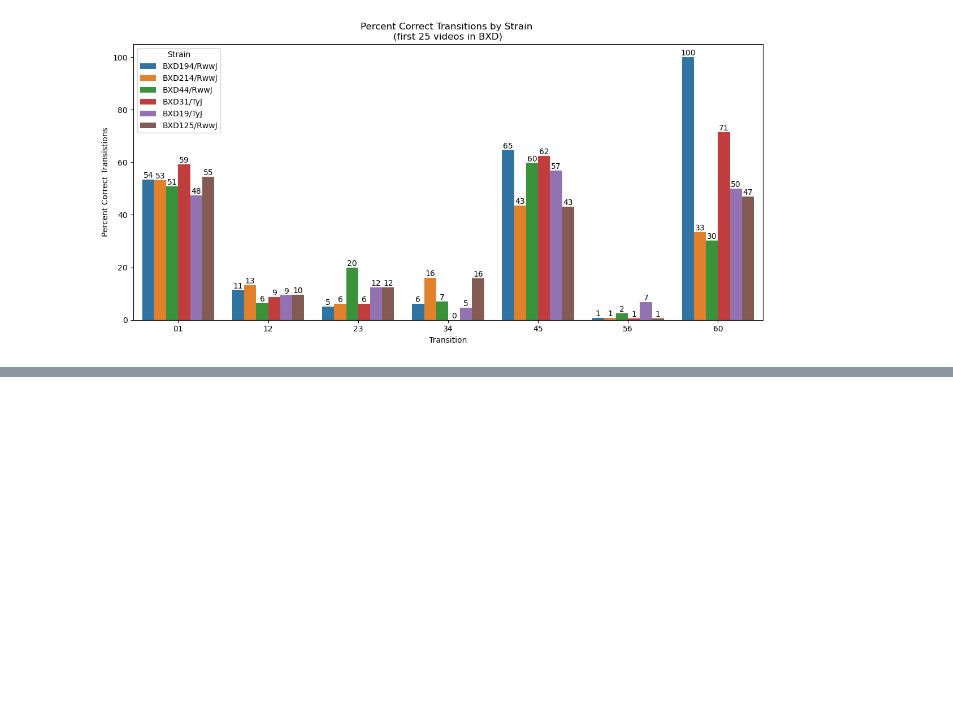
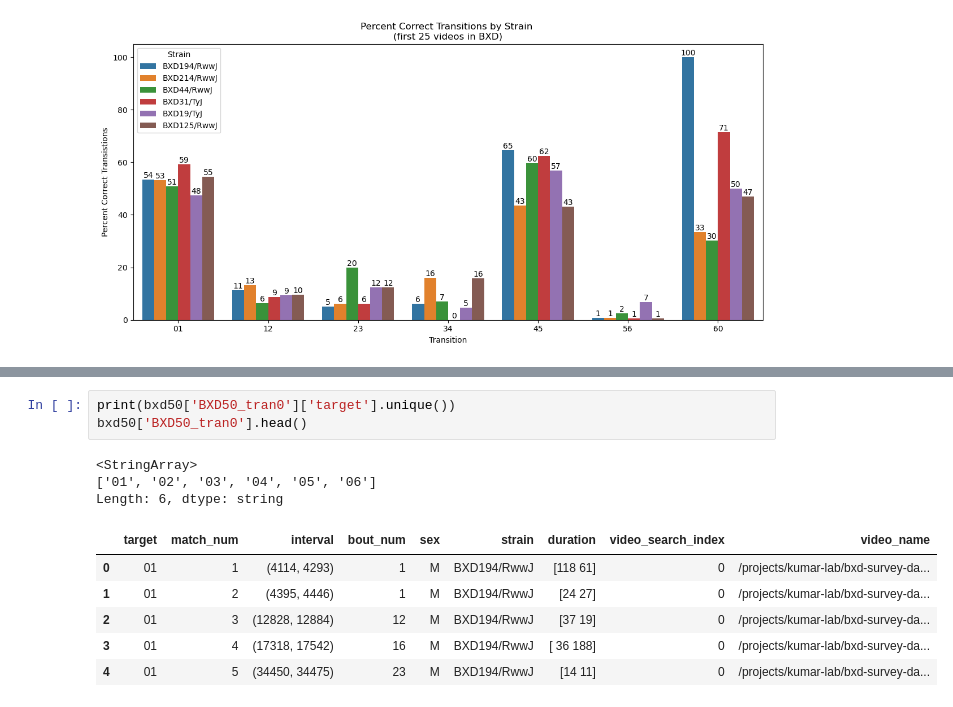
Before and after one commit to brigbrog/Syntactic-Grooming, a Jupyter notebook: bout_machine.ipynb, the cells around one changed output, grey strips where cells are left out. Drawn from its saved outputs; the diff is of its cells as text; blank space fills up the shorter version.

```diff
--- a/bout_machine.ipynb
+++ b/bout_machine.ipynb
@@ -541,0 +572,13 @@ plt.show()
+# %%
+print(bxd50['BXD50_tran0']['target'].unique())
+bxd50['BXD50_tran0'].head()
+# %% [output]
+<StringArray>
+['01', '02', '03', '04', '05', '06']
+Length: 6, dtype: string
+|  | target | match_num | interval | bout_num | sex | strain | duration | video_search_index | video_name |
+| 0 | 01 | 1 | (4114, 4293) | 1 | M | BXD194/RwwJ | [118 61] | 0 | /projects/kumar-lab/bxd-survey-da... |
+| 1 | 01 | 2 | (4395, 4446) | 1 | M | BXD194/RwwJ | [24 27] | 0 | /projects/kumar-lab/bxd-survey-da... |
+| 2 | 01 | 3 | (12828, 12884) | 12 | M | BXD194/RwwJ | [37 19] | 0 | /projects/kumar-lab/bxd-survey-da... |
+| 3 | 01 | 4 | (17318, 17542) | 16 | M | BXD194/RwwJ | [ 36 188] | 0 | /projects/kumar-lab/bxd-survey-da... |
+| 4 | 01 | 5 | (34450, 34475) | 23 | M | BXD194/RwwJ | [14 11] | 0 | /projects/kumar-lab/bxd-survey-da... |
```
Also changed, not shown: parts of 6 cells of this notebook.
